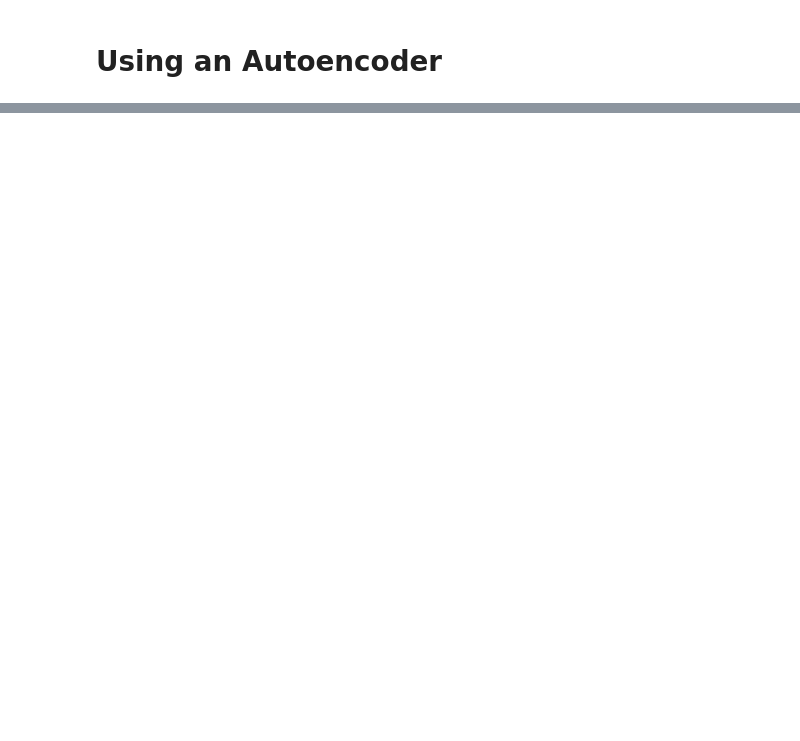
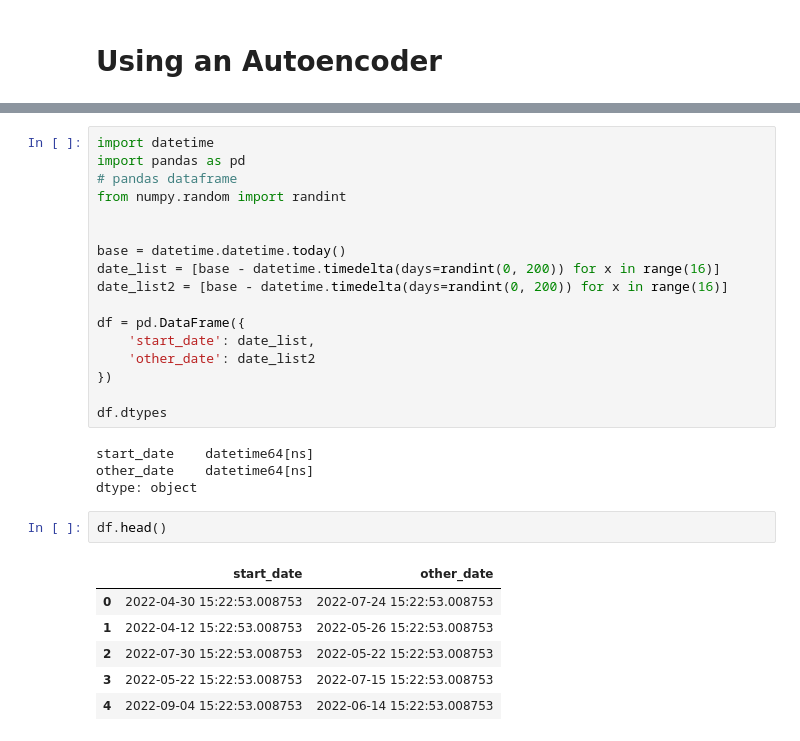
Before and after one commit to aadi350/Data-Science, a Jupyter notebook: machine-learning/categorical-encoding.ipynb, the cells around one changed output, grey strips where cells are left out. Drawn from its saved outputs; the diff is of its cells as text; blank space fills up the shorter version.

```diff
--- a/machine-learning/categorical-encoding.ipynb
+++ b/machine-learning/categorical-encoding.ipynb
@@ -232,0 +310,30 @@ we.fit_transform(data.drop('Risk', axis=1), data[['Risk']])
+# %%
+import datetime
+import pandas as pd
+# pandas dataframe
+from numpy.random import randint
+
+
+base = datetime.datetime.today()
+date_list = [base - datetime.timedelta(days=randint(0, 200)) for x in range(16)]
+date_list2 = [base - datetime.timedelta(days=randint(0, 200)) for x in range(16)]
+
+df = pd.DataFrame({
+    'start_date': date_list,
+    'other_date': date_list2
+})
+
+df.dtypes
+# %% [output]
+start_date    datetime64[ns]
+other_date    datetime64[ns]
+dtype: object
+# %%
+df.head()
+# %% [output]
+|  | start_date | other_date |
+| 0 | 2022-04-30 15:22:53.008753 | 2022-07-24 15:22:53.008753 |
+| 1 | 2022-04-12 15:22:53.008753 | 2022-05-26 15:22:53.008753 |
+| 2 | 2022-07-30 15:22:53.008753 | 2022-05-22 15:22:53.008753 |
+| 3 | 2022-05-22 15:22:53.008753 | 2022-07-15 15:22:53.008753 |
+| 4 | 2022-09-04 15:22:53.008753 | 2022-06-14 15:22:53.008753 |
```
Also changed, not shown: parts of 8 cells of this notebook, 2 other files.
